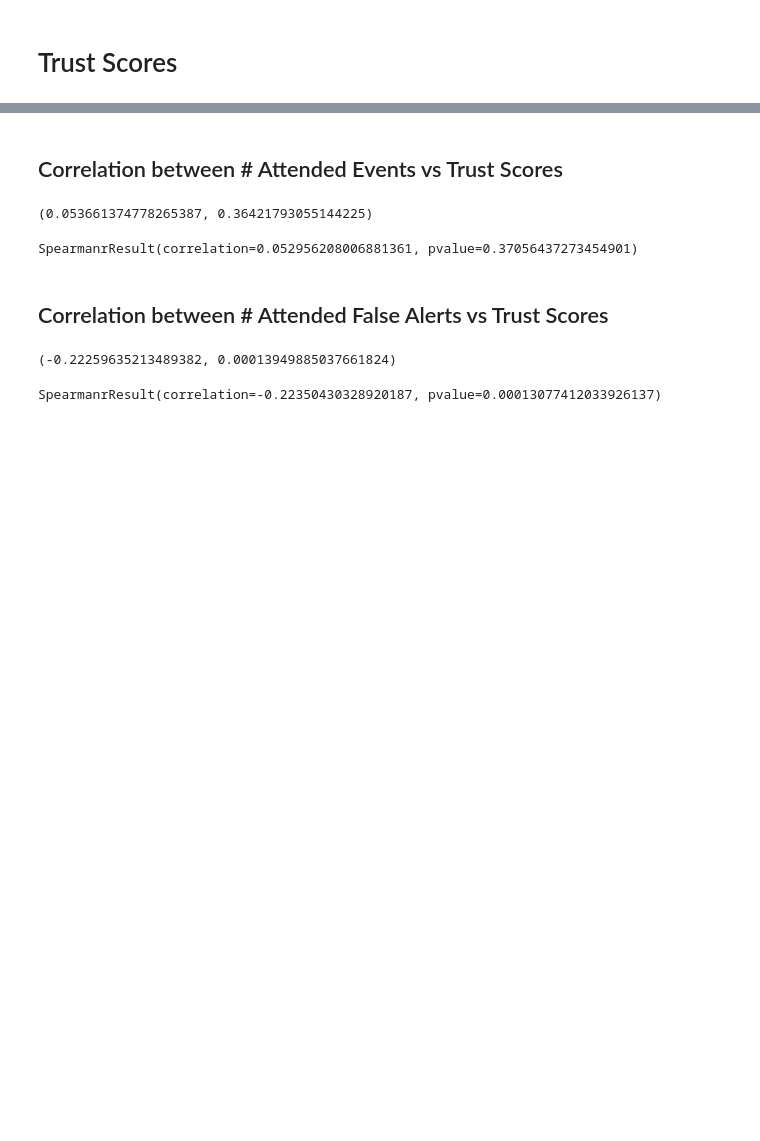
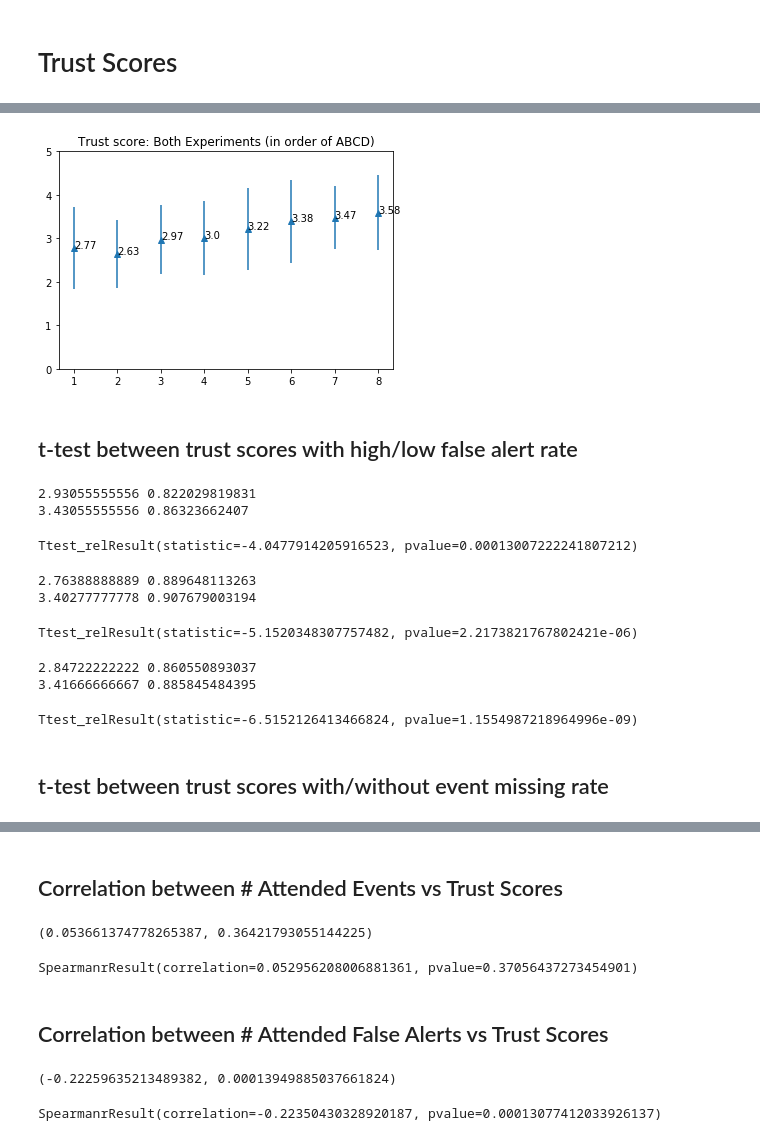
Before and after one commit to Kai-Monash/code, a Jupyter notebook: static_tests.ipynb, the cells around one changed output, grey strips where cells are left out. Saved outputs shown, nothing was run; the diff lists cells and outputs as text; code cells hidden in the pictures; blank space fills up the shorter version.

```diff
--- a/static_tests.ipynb
+++ b/static_tests.ipynb
@@ -477,0 +242,63 @@ Ttest_indResult(statistic=-1.1345661308469714, pvalue=0.25750716423194153)
+# %%
+# overall mean & std
+x = np.arange(1,9)
+y = np.array(exp_trust.mean(axis=0))
+e = np.array(exp_trust.std(axis=0))
+
+plt.errorbar(x, y, e, linestyle='None', marker='^')
+axes = plt.gca()
+axes.set_ylim([0,5])
+
+for xy in zip(x, y):
+    axes.annotate('%.4s' % xy[1], xy=xy, textcoords='data')
+plt.title("Trust score: Both Experiments (in order of ABCD)")
+plt.show()
+
+# np.vstack((exp_trust.mean(axis=0),exp_trust.std(axis=0)))
+# %% [output]
+[figure, added]
+# %% [markdown]
+## t-test between trust scores with high/low false alert rate
+# %%
+# within subject exp1: high/low false rate
+
+exp1_trust_hifalse = exp1_trust[:, np.r_[0:4]].T.ravel()
+exp1_trust_lofalse = exp1_trust[:, np.r_[4:8]].T.ravel()
+
+print(exp1_trust_hifalse.mean(),exp1_trust_hifalse.std())
+print(exp1_trust_lofalse.mean(),exp1_trust_lofalse.std())
+sp.ttest_rel(exp1_trust_hifalse,exp1_trust_lofalse)
+#sp.ttest_ind
+# %% [output]
+2.93055555556 0.822029819831
+3.43055555556 0.86323662407
+Ttest_relResult(statistic=-4.0477914205916523, pvalue=0.00013007222241807212)
+# %%
+# within subject exp2: high/low false rate
+
+exp2_trust_hifalse = exp2_trust[:, np.r_[4:8]].T.ravel()
+exp2_trust_lofalse = exp2_trust[:, np.r_[0:4]].T.ravel()
+
+print(exp2_trust_hifalse.mean(),exp2_trust_hifalse.std())
+print(exp2_trust_lofalse.mean(),exp2_trust_lofalse.std())
+sp.ttest_rel(exp2_trust_hifalse,exp2_trust_lofalse)
+#sp.ttest_ind
+# %% [output]
+2.76388888889 0.889648113263
+3.40277777778 0.907679003194
+Ttest_relResult(statistic=-5.1520348307757482, pvalue=2.2173821767802421e-06)
+# %%
+# within subject all exps: high/low false rate
+
+exp_trust_hifalse = exp_trust[:, np.r_[0:4]].T.ravel()
+exp_trust_lofalse = exp_trust[:, np.r_[4:8]].T.ravel()
+
+print(exp_trust_hifalse.mean(),exp_trust_hifalse.std())
+print(exp_trust_lofalse.mean(),exp_trust_lofalse.std())
+sp.ttest_rel(exp_trust_hifalse,exp_trust_lofalse)
+# %% [output]
+2.84722222222 0.860550893037
+3.41666666667 0.885845484395
+Ttest_relResult(statistic=-6.5152126413466824, pvalue=1.1554987218964996e-09)
+# %% [markdown]
+## t-test between trust scores with/without event missing rate
```
Also changed, not shown: parts of 65 cells of this notebook, 2 other files.
